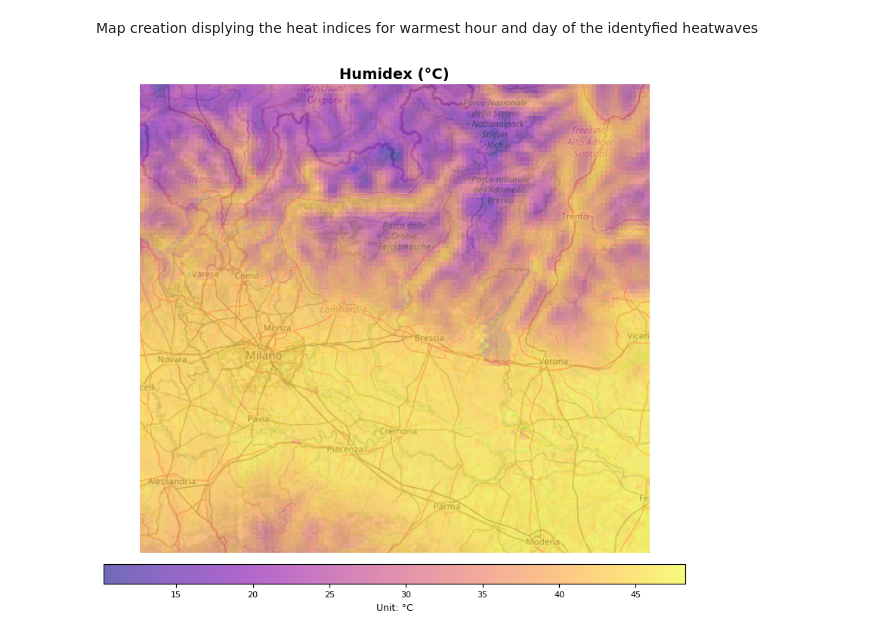
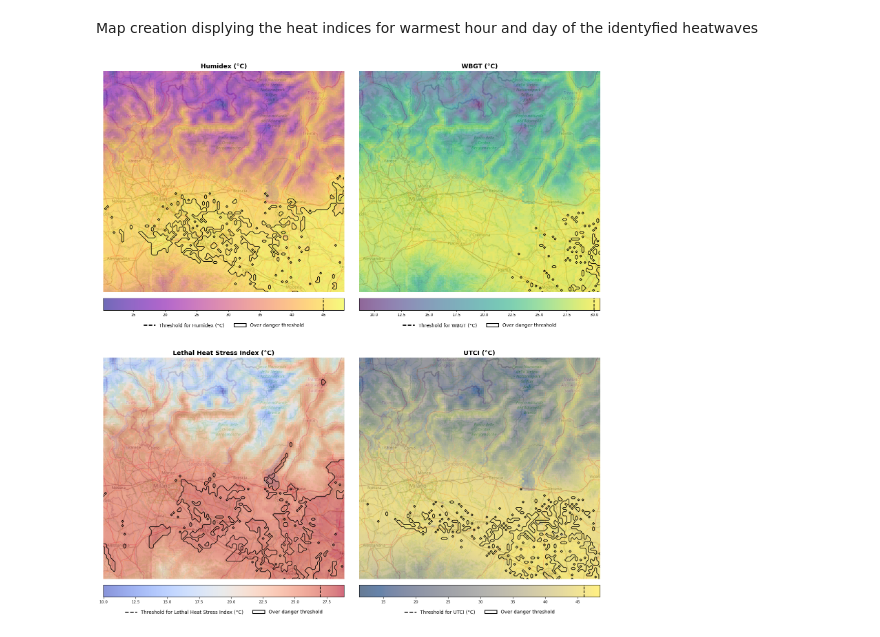
Before and after one commit to fillobissi/Polimi_thesis, a Jupyter notebook: 05_Specific_events_analysis.ipynb, the cells around one changed output. Cells and saved outputs as stored; diff of their text form; code cells hidden in the pictures.

```diff
--- a/05_Specific_events_analysis.ipynb
+++ b/05_Specific_events_analysis.ipynb
@@ -336,62 +340,103 @@ import pandas as pd
 import matplotlib.pyplot as plt
 import contextily as ctx
 from pyproj import Transformer
+from matplotlib.lines import Line2D
+from matplotlib.patches import Rectangle
 
 # === PARAMETRI ===
 selected_date = "2017-08-03"
-selected_hour = 14  # orario tra 0 e 23
+selected_hour = 14
 
-# === CARICA I DATASET ===
+# === CARICAMENTO DATI ===
 ds_temp = xr.open_dataset("C:/Users/andre/OneDrive/Desktop/Datasets_Geoinfprj/Enlarged_datasets/2m_air_temp/air_temperature_era5-81_23.nc")
 ds_dew = xr.open_dataset("C:/Users/andre/OneDrive/Desktop/Datasets_Geoinfprj/Enlarged_datasets/dew_point_temp/dew_point_temp_81_23.nc")
 ds_temp["time"] = pd.to_datetime(ds_temp["time"].values)
 ds_dew["time"] = pd.to_datetime(ds_dew["time"].values)
 
-# === ESTRAI DATI PER ORA E GIORNO ===
 timestamp = pd.Timestamp(f"{selected_date} {selected_hour:02d}:00")
 T_k = ds_temp["T_2M"].sel(time=timestamp)
 Td_k = ds_dew["TD_2M"].sel(time=timestamp)
+Td_k = Td_k.where(Td_k > 243.15).interpolate_na(dim="rlat", method="linear").interpolate_na(dim="rlon", method="linear")
 
-Td_k = Td_k.where(Td_k > 243.15)
-Td_k = Td_k.interpolate_na(dim='rlat', method='linear').interpolate_na(dim='rlon', method='linear')
-
-# === CALCOLI INDICI ===
+# === CALCOLO INDICI ===
 T_c = T_k - 273.15
 Td_c = Td_k - 273.15
-RH = 100 * (np.exp((17.625 * Td_c) / (243.04 + Td_c)) / np.exp((17.625 * T_c) / (243.04 + T_c)))
-humidex = T_c + (5/9) * (6.112 * np.exp((17.67 * Td_c)/(Td_c + 243.5)) - 10)
+RH = calculate_relative_humidity(T_c, Td_c)
+humidex = calculate_humidex(T_k, Td_k)
+wbt = calculate_wbt(T_c, RH)
+wbgt = calculate_wbgt(T_c, wbt)
+lhs = calculate_lethal_heat_stress_index(wbt, RH)
+utci = calculate_utci(T_c, RH)
 
-# === FUNZIONE DI PLOT ===
-def plot_map_with_basemap(data, title, cmap="plasma", alpha=0.6, size=8, title_size=14):
+# === SOGHIE DI PERICOLOSITÀ ===
+thresholds = {
+    "Humidex (°C)": 45,
+    "WBGT (°C)": 30,
+    "Lethal Heat Stress Index (°C)": 27,
+    "UTCI (°C)": 46
+}
+
+# === FUNZIONE DI PLOT MULTIPLO CON SOGLIE ===
+def plot_4maps_with_thresholds(datasets, titles, cmaps, thresholds, alpha=0.6):
+    fig, axs = plt.subplots(2, 2, figsize=(15, 17))
+
     lat = ds_temp["lat"].values
     lon = ds_temp["lon"].values
-
     lon1d = lon[0, :] if lon.ndim == 2 else lon
     lat1d = lat[:, 0] if lat.ndim == 2 else lat
-    extent = [lon1d.min(), lon1d.max(), lat1d.min(), lat1d.max()]
 
     transformer = Transformer.from_crs("EPSG:4326", "EPSG:3857", always_xy=True)
-    xmin, ymin = transformer.transform(extent[0], extent[2])
-    xmax, ymax = transformer.transform(extent[1], extent[3])
-    extent_3857 = [xmin, xmax, ymin, ymax]
+    lon_mesh, lat_mesh = np.meshgrid(lon1d, lat1d)
+    x_mesh, y_mesh = transformer.transform(lon_mesh, lat_mesh)
 
-    fig, ax = plt.subplots(figsize=(size, size))
-    ax.set_xlim(xmin, xmax)
-    ax.set_ylim(ymin, ymax)
-    ctx.add_basemap(ax, crs="EPSG:3857", source=ctx.providers.OpenStreetMap.Mapnik, attribution=False)
+    axs = axs.flatten()
 
-    im = ax.imshow(data.values, extent=extent_3857, origin='lower', cmap=cmap, alpha=alpha)
-    ax.set_title(title, fontsize=title_size, fontweight='bold')
-    ax.axis("off")
+    for i, (data, title, cmap) in enumerate(zip(datasets, titles, cmaps)):
+        ax = axs[i]
+        ax.set_xlim(x_mesh.min(), x_mesh.max())
+        ax.set_ylim(y_mesh.min(), y_mesh.max())
+        ctx.add_basemap(ax, crs="EPSG:3857", source=ctx.providers.OpenStreetMap.Mapnik, attribution=False)
 
-    cbar = plt.colorbar(im, ax=ax, orientation="horizontal", pad=0.02, aspect=30)
-    cbar.set_label("Unit: °C", fontsize=9)
-    cbar.ax.tick_params(labelsize=8)
+        im = ax.imshow(data.values, extent=[x_mesh.min(), x_mesh.max(), y_mesh.min(), y_mesh.max()],
+                       origin='lower', cmap=cmap, alpha=alpha)
+        ax.set_title(title, fontsize=13, fontweight='bold')
+        ax.axis("off")
+
+        # === Colorbar ===
+        cbar = plt.colorbar(im, ax=ax, orientation="horizontal", pad=0.02)
+        cbar.ax.tick_params(labelsize=8)
+
+        # === Calcolo threshold
+        threshold = thresholds.get(title, None)
+        if threshold is not None:
+            # Linea sulla colorbar
+            cbar.ax.axvline(x=threshold, color="black", linestyle="--", linewidth=1.5)
+
+            # Contorno dei pixel oltre soglia
+            mask = data.values > threshold
+            ax.contour(x_mesh, y_mesh, mask.astype(int), levels=[0.5], colors='black',
+                       linewidths=1.2, linestyles='solid')
+
+            # === LEGENDA CUSTOM ===
+            line_element = Line2D([0], [0], color="black", linestyle="--", linewidth=2,
+                                  label=f"Threshold for {title}")
+            rect_element = Rectangle((0, 0), 1, 1, facecolor="none", edgecolor="black", linewidth=1.5,
+                                     label="Over danger threshold")
+            ax.legend(handles=[line_element, rect_element],
+                      loc="lower center", bbox_to_anchor=(0.5, -0.18),
+                      ncol=2, fontsize=10, frameon=False,
+                      handlelength=2.5, handletextpad=0.8)
+
     plt.tight_layout()
     return fig
 
-# === VISUALIZZA ===
-plot_map_with_basemap(humidex, "Humidex (°C)")
+# === ESECUZIONE ===
+fig = plot_4maps_with_thresholds(
+    datasets=[humidex, wbgt, lhs, utci],
+    titles=["Humidex (°C)", "WBGT (°C)", "Lethal Heat Stress Index (°C)", "UTCI (°C)"],
+    cmaps=["plasma", "viridis", "coolwarm", "cividis"],
+    thresholds=thresholds
+)
 plt.show()
 # %% [output]
-[figure, old version]
+[figure, new version]
```
Also changed, not shown: parts of 1 cell of this notebook.
